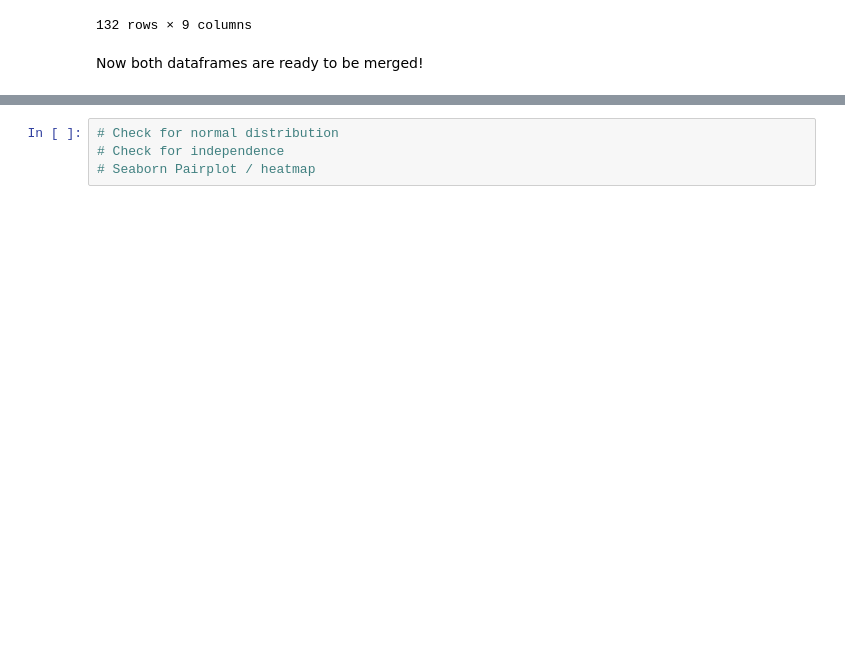
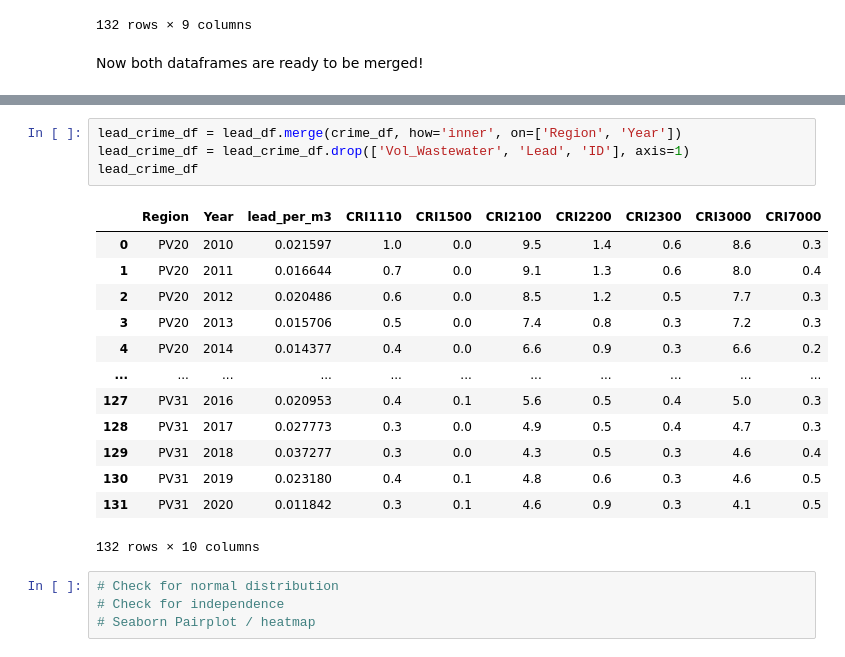
Before and after one commit to JMenzingaST/Lead_Crime_NL, a Jupyter notebook: Main.ipynb, the cells around one changed output, grey strips where cells are left out. Saved outputs shown, nothing was run; the diff lists cells and outputs as text; blank space fills up the shorter version.

Commit message:
Merged the two df's

```diff
--- a/Main.ipynb
+++ b/Main.ipynb
@@ -398,3 +407,21 @@ Now both dataframes are ready to be merged!
+# %%
+lead_crime_df = lead_df.merge(crime_df, how='inner', on=['Region', 'Year'])
+lead_crime_df = lead_crime_df.drop(['Vol_Wastewater', 'Lead', 'ID'], axis=1)
+lead_crime_df
+# %% [output]
+|  | Region | Year | lead_per_m3 | CRI1110 | CRI1500 | CRI2100 | CRI2200 | CRI2300 | CRI3000 | CRI7000 |
+| 0 | PV20 | 2010 | 0.021597 | 1.0 | 0.0 | 9.5 | 1.4 | 0.6 | 8.6 | 0.3 |
+| 1 | PV20 | 2011 | 0.016644 | 0.7 | 0.0 | 9.1 | 1.3 | 0.6 | 8.0 | 0.4 |
+| 2 | PV20 | 2012 | 0.020486 | 0.6 | 0.0 | 8.5 | 1.2 | 0.5 | 7.7 | 0.3 |
+| 3 | PV20 | 2013 | 0.015706 | 0.5 | 0.0 | 7.4 | 0.8 | 0.3 | 7.2 | 0.3 |
+| 4 | PV20 | 2014 | 0.014377 | 0.4 | 0.0 | 6.6 | 0.9 | 0.3 | 6.6 | 0.2 |
+| ... | ... | ... | ... | ... | ... | ... | ... | ... | ... | ... |
+| 127 | PV31 | 2016 | 0.020953 | 0.4 | 0.1 | 5.6 | 0.5 | 0.4 | 5.0 | 0.3 |
+| 128 | PV31 | 2017 | 0.027773 | 0.3 | 0.0 | 4.9 | 0.5 | 0.4 | 4.7 | 0.3 |
+| 129 | PV31 | 2018 | 0.037277 | 0.3 | 0.0 | 4.3 | 0.5 | 0.3 | 4.6 | 0.4 |
+| 130 | PV31 | 2019 | 0.023180 | 0.4 | 0.1 | 4.8 | 0.6 | 0.3 | 4.6 | 0.5 |
+| 131 | PV31 | 2020 | 0.011842 | 0.3 | 0.1 | 4.6 | 0.9 | 0.3 | 4.1 | 0.5 |
+132 rows × 10 columns
 # %%
 # Check for normal distribution
 # Check for independence
```
Also changed, not shown: parts of 11 cells of this notebook.
